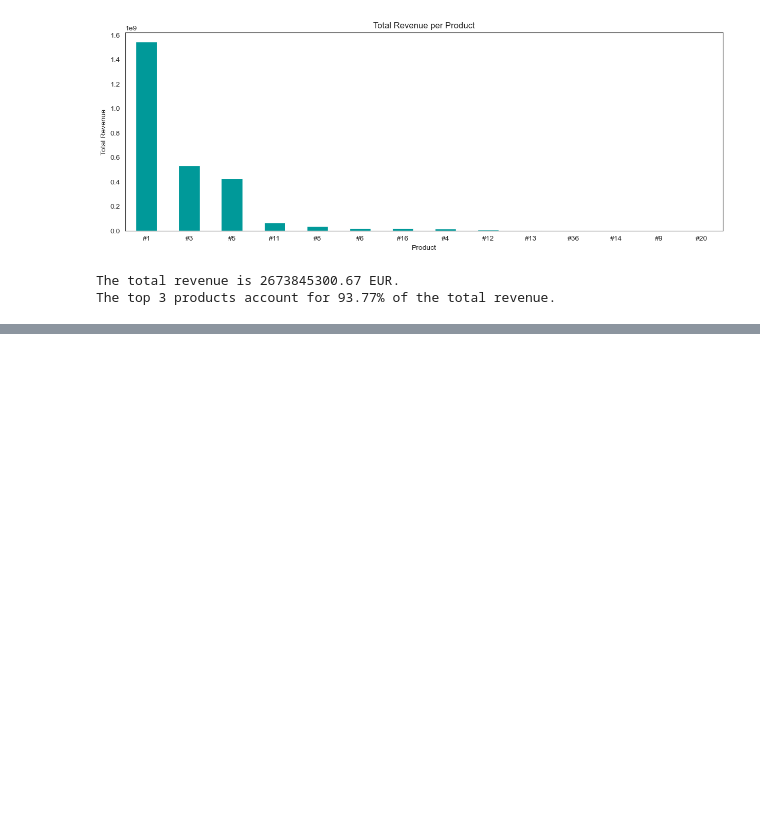
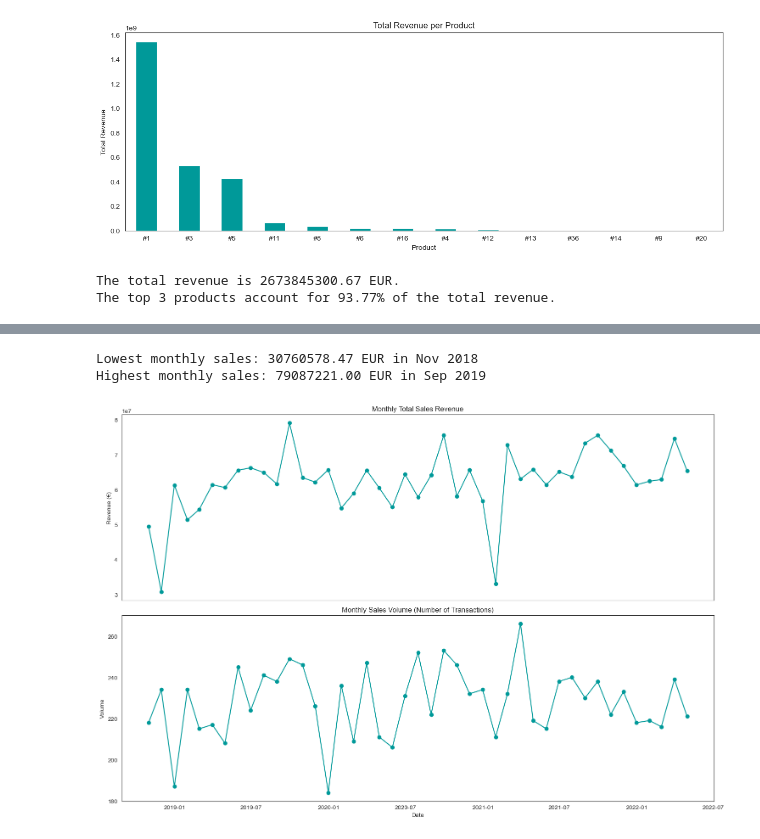
Before and after one commit to RubenCMarques/Case-2--Siemens-Sales-Forecast, a Jupyter notebook: Notebooks/Chloe_workspace.ipynb, the cells around one changed output, grey strips where cells are left out. Cells and saved outputs as stored; diff of their text form; code cells hidden in the pictures; blank space fills up the shorter version.

```diff
--- a/Notebooks/Chloe_workspace.ipynb
+++ b/Notebooks/Chloe_workspace.ipynb
@@ -473,0 +471,44 @@ The top 3 products account for 93.77% of the total revenue.
+# %%
+min_value = monthly_sales.min()
+min_date = monthly_sales.idxmin()
+
+max_value = monthly_sales.max()
+max_date = monthly_sales.idxmax()
+
+print(f"Lowest monthly sales: {min_value:.2f} EUR in {min_date.strftime('%b %Y')}")
+print(f"Highest monthly sales: {max_value:.2f} EUR in {max_date.strftime('%b %Y')}")
+# %% [output]
+Lowest monthly sales: 30760578.47 EUR in Nov 2018
+Highest monthly sales: 79087221.00 EUR in Sep 2019
+# %%
+# Ensure DATE is datetime and set as index
+sales_data['DATE'] = pd.to_datetime(sales_data['DATE'])
+sales_data = sales_data.set_index('DATE')
+
+# 1. Monthly total revenue
+monthly_revenue = sales_data['Sales_EUR'].resample('ME').sum()
+
+# 2. Monthly transaction volume (count of sales)
+monthly_volume = sales_data['Sales_EUR'].resample('ME').count()
+
+# 3. Monthly average revenue per day (optional)
+monthly_avg_revenue = sales_data['Sales_EUR'].resample('ME').mean()
+monthly_avg_volume = sales_data['Sales_EUR'].resample('ME').count() / sales_data.resample('M').size()
+# %%
+fig, axs = plt.subplots(2, 1, figsize=(15, 10), sharex=True)
+
+# Revenue
+axs[0].plot(monthly_revenue.index, monthly_revenue.values, color=siemens_green, marker='o')
+axs[0].set_title('Monthly Total Sales Revenue')
+axs[0].set_ylabel('Revenue (€)')
+
+# Volume
+axs[1].plot(monthly_volume.index, monthly_volume.values, color=siemens_green, marker='o')
+axs[1].set_title('Monthly Sales Volume (Number of Transactions)')
+axs[1].set_ylabel('Volume')
+axs[1].set_xlabel('Date')
+
+plt.tight_layout()
+plt.show()
+# %% [output]
+[figure, added]
```
Also changed, not shown: parts of 10 cells of this notebook.
